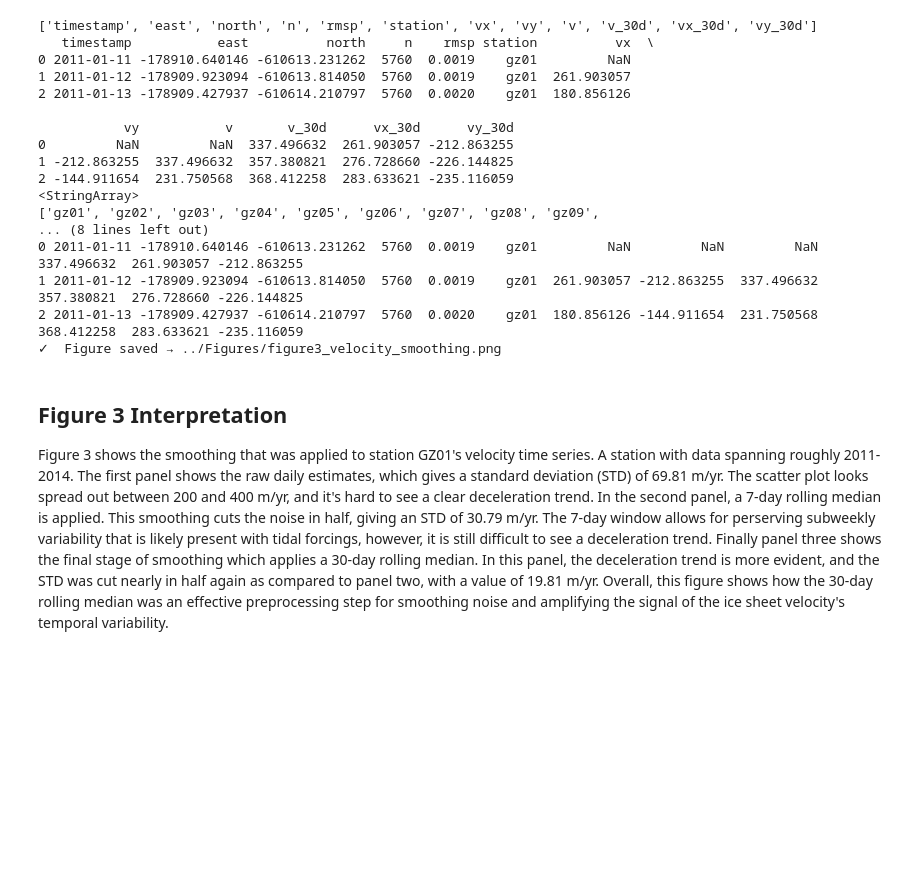
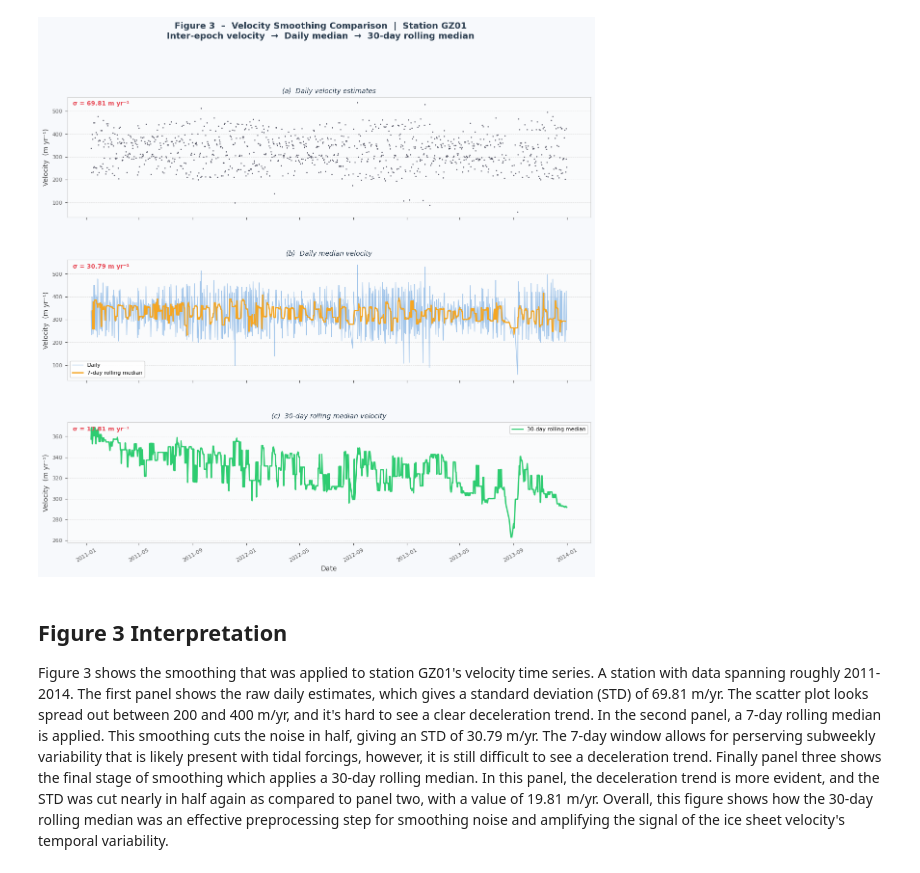
Before and after one commit to GPGN268/SP2026-FP01-Ice-Sheet-Velocity, a Jupyter notebook: Notebooks/Figure_3.ipynb, the cells around one changed output. Drawn from its saved outputs; the diff is of its cells as text; code cells hidden in the pictures; blank space fills up the shorter version.

```diff
--- a/Notebooks/Figure_3.ipynb
+++ b/Notebooks/Figure_3.ipynb
@@ -7,7 +7,7 @@ import matplotlib.pyplot as plt
 # Getting one station to look at the inter-epoch velocities for
 DATA_FILE  = "../Data/ppp_velocity_timeseries.csv"
 OUTPUT_DIR = "../Figures"
-OUTPUT_FIG = os.path.join(OUTPUT_DIR, "figure3_velocity_smoothing.png")
+OUTPUT_FIG = os.path.join(OUTPUT_DIR, "figure3_velocity_smoothing.pdf")
 os.makedirs(OUTPUT_DIR, exist_ok=True)
 
 # This station was choosen because the grounding zone ones experince the fastest velocity
@@ -65,53 +65,46 @@ ax2.set_ylabel("Velocity  (m yr⁻¹)", fontsize=10, color="#444")
 ax2.set_title("(b)  Daily median velocity", fontsize=10,
               color="#2C3E50", fontstyle="italic", pad=6)
 ax2.tick_params(labelsize=8, colors="#555")
 ax2.yaxis.grid(True, color="#E0E0E0", linestyle="--", linewidth=0.6)
 ax2.set_axisbelow(True)
 ax2.legend(fontsize=8, framealpha=0.9, edgecolor="#CCCCCC")
 ax2.text(0.01, 0.97, f"σ = {daily_median.rolling(7, center=True).median().std():.2f} m yr⁻¹",
          transform=ax2.transAxes, fontsize=9, va="top",
          color="#E84855", fontweight="bold")
 
 # 30-day rolling median (already computed from extract/preproc)
 ax3 = axes[2]
 ax3.set_facecolor("#FAFBFC")
 for spine in ax3.spines.values():
     spine.set_edgecolor("#CCCCCC")
 ax3.plot(timestamps, rolling_30d, color="#2ECC71", lw=2.0, label="30-day rolling median")
 ax3.set_ylabel("Velocity  (m yr⁻¹)", fontsize=10, color="#444")
 ax3.set_xlabel("Date", fontsize=10, color="#444")
 ax3.set_title("(c)  30-day rolling median velocity", fontsize=10,
               color="#2C3E50", fontstyle="italic", pad=6)
 ax3.tick_params(labelsize=8, colors="#555")
 ax3.tick_params(axis="x", rotation=30)
 ax3.yaxis.grid(True, color="#E0E0E0", linestyle="--", linewidth=0.6)
 ax3.set_axisbelow(True)
 ax3.legend(fontsize=8, framealpha=0.9, edgecolor="#CCCCCC")
 ax3.text(0.01, 0.97, f"σ = {noise_30d:.2f} m yr⁻¹",
          transform=ax3.transAxes, fontsize=9, va="top",
          color="#E84855", fontweight="bold")
 # Saving the figure
-plt.savefig(OUTPUT_FIG, dpi=200, bbox_inches="tight", facecolor=fig.get_facecolor())
-print(f"✓  Figure saved → {OUTPUT_FIG}")
-plt.close()
+plt.savefig(
+    os.path.join(OUTPUT_DIR, "figure3_velocity_smoothing.png"),
+    dpi=200,
+    bbox_inches="tight",
+    facecolor=fig.get_facecolor()
+)
+
+plt.savefig(
+    os.path.join(OUTPUT_DIR, "figure3_velocity_smoothing.pdf"),
+    bbox_inches="tight",
+    facecolor=fig.get_facecolor()
+)
 # %% [output]
-['timestamp', 'east', 'north', 'n', 'rmsp', 'station', 'vx', 'vy', 'v', 'v_30d', 'vx_30d', 'vy_30d']
-   timestamp           east          north     n    rmsp station          vx  \
-0 2011-01-11 -178910.640146 -610613.231262  5760  0.0019    gz01         NaN
-1 2011-01-12 -178909.923094 -610613.814050  5760  0.0019    gz01  261.903057
-2 2011-01-13 -178909.427937 -610614.210797  5760  0.0020    gz01  180.856126
-
-           vy           v       v_30d      vx_30d      vy_30d
-0         NaN         NaN  337.496632  261.903057 -212.863255
-1 -212.863255  337.496632  357.380821  276.728660 -226.144825
-2 -144.911654  231.750568  368.412258  283.633621 -235.116059
-<StringArray>
-['gz01', 'gz02', 'gz03', 'gz04', 'gz05', 'gz06', 'gz07', 'gz08', 'gz09',
-... (8 lines left out)
-0 2011-01-11 -178910.640146 -610613.231262  5760  0.0019    gz01         NaN         NaN         NaN  337.496632  261.903057 -212.863255
-1 2011-01-12 -178909.923094 -610613.814050  5760  0.0019    gz01  261.903057 -212.863255  337.496632  357.380821  276.728660 -226.144825
-2 2011-01-13 -178909.427937 -610614.210797  5760  0.0020    gz01  180.856126 -144.911654  231.750568  368.412258  283.633621 -235.116059
-✓  Figure saved → ../Figures/figure3_velocity_smoothing.png
+[figure, added]
 # %% [markdown]
 ## Figure 3 Interpretation
 
```
Also changed, not shown: 6 other files.
